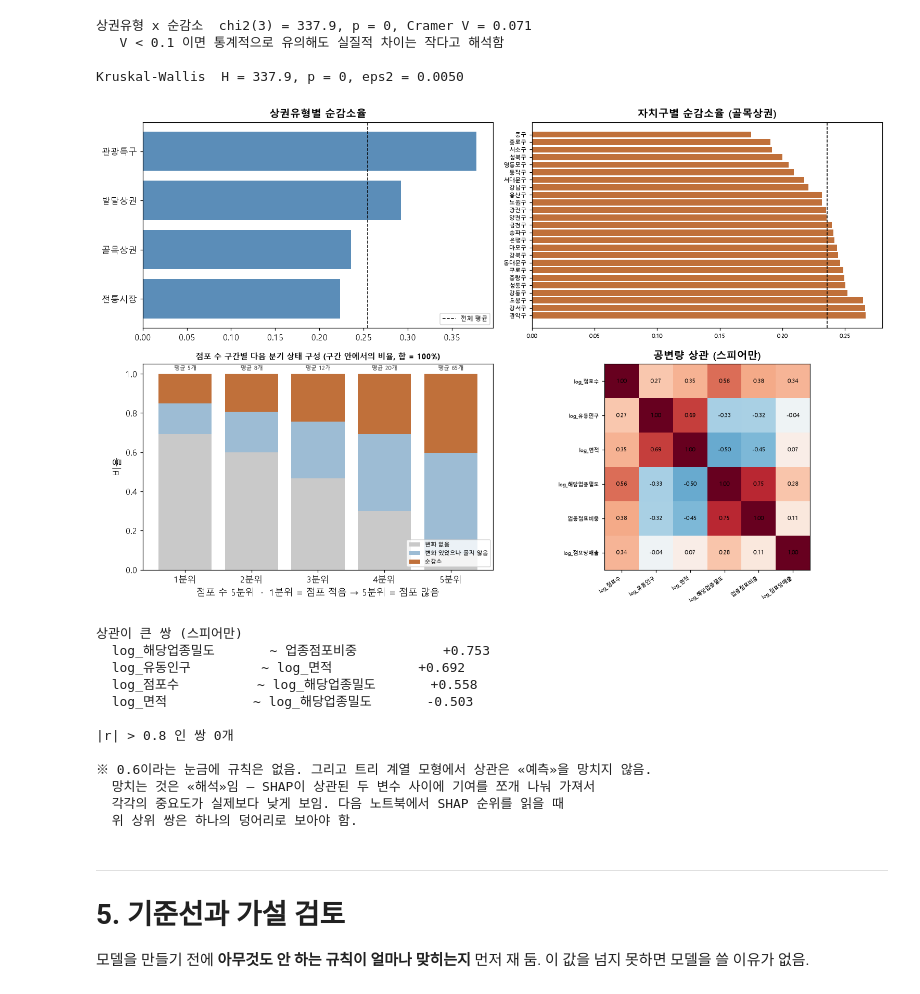
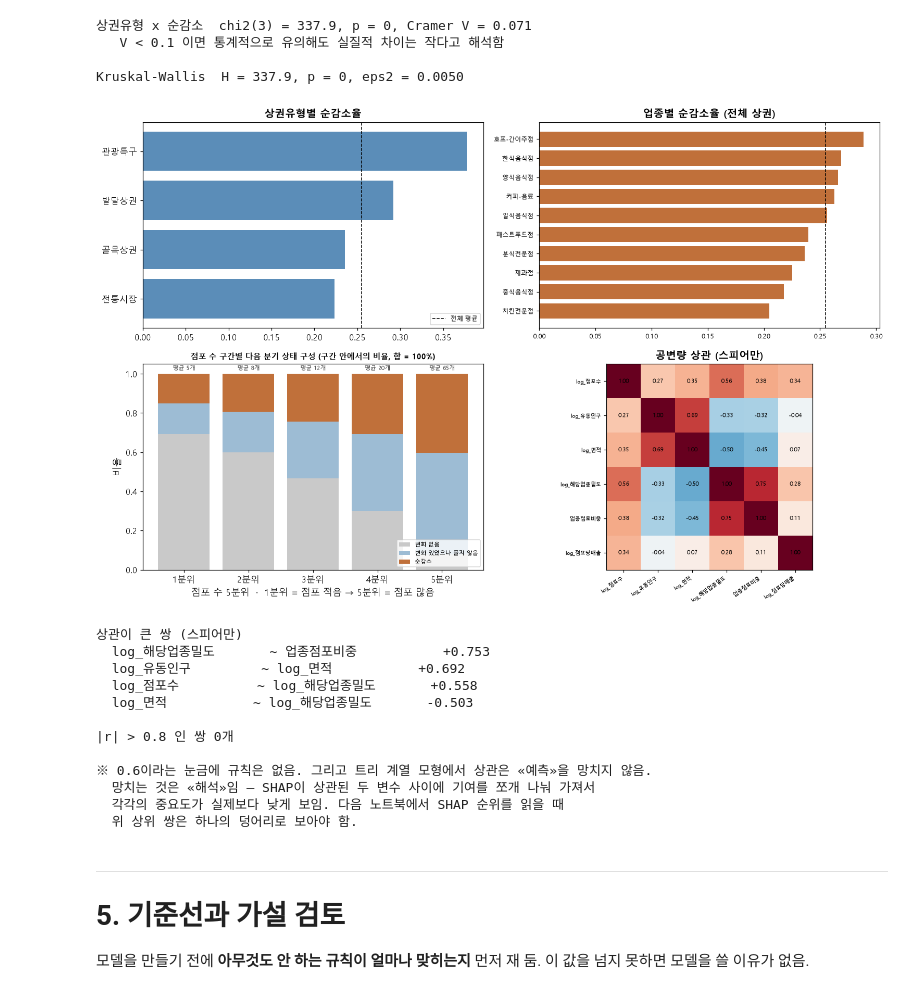
Before and after one commit to d97610-cloud/ai-data-bootcamp, a Jupyter notebook: MLProject/상권_폐업위험_데이터준비_EDA.ipynb, the cells around one changed output. Saved outputs shown, nothing was run; the diff lists cells and outputs as text; code cells hidden in the pictures.

```diff
--- a/MLProject/상권_폐업위험_데이터준비_EDA.ipynb
+++ b/MLProject/상권_폐업위험_데이터준비_EDA.ipynb
@@ -907,10 +907,11 @@ print("※ 관광특구는 표본이 적어 별도 결론을 내지 않음.")
 ※ 관광특구는 표본이 적어 별도 결론을 내지 않음.
 # %%
 t_type = d.groupby("상권유형")["y"].agg(칸수="size", 순감소율="mean").sort_values("순감소율")
-gm = d[d["상권유형"] == TARGET_TYPE]
-t_gu = (gm.groupby("자치구")["y"].agg(칸수="size", 순감소율="mean")
-        .sort_values("순감소율", ascending=False))
-display(t_type.round(3)); display(t_gu.round(3).head(10))
+t_ind0 = (d.groupby("서비스_업종_코드_명")["y"]
+          .agg(칸수="size", 순감소율="mean").sort_values("순감소율"))
+display(t_type.round(3)); display(t_ind0.round(3))
+print(f"네 유형을 모두 분석에 남김 · 최대 비중 {t_type['칸수'].idxmax()} "
+      f"{t_type['칸수'].max():,}칸 ({t_type['칸수'].max()/len(d):.1%})")
 # %% [output]
 |  | 칸수 | 순감소율 |
 | 상권유형 |  |  |
@@ -957,9 +959,9 @@ ax[0,0].barh(t_type.index, t_type["순감소율"], color="#5b8db8")
 ax[0,0].axvline(d["y"].mean(), ls="--", c="k", lw=1, label="전체 평균")
 ax[0,0].set_title("상권유형별 순감소율", weight="bold"); ax[0,0].legend(fontsize=8)
 
-ax[0,1].barh(t_gu.index, t_gu["순감소율"], color="#c0703a")
-ax[0,1].axvline(gm["y"].mean(), ls="--", c="k", lw=1)
-ax[0,1].set_title(f"자치구별 순감소율 ({TARGET_TYPE})", weight="bold"); ax[0,1].tick_params(labelsize=7)
+ax[0,1].barh(t_ind0.index, t_ind0["순감소율"], color="#c0703a")
+ax[0,1].axvline(d["y"].mean(), ls="--", c="k", lw=1)
+ax[0,1].set_title("업종별 순감소율 (전체 상권)", weight="bold"); ax[0,1].tick_params(labelsize=8)
 
 st = d.groupby(["규모구간", "다음상태"], observed=True).size().unstack(fill_value=0)
 st = st.div(st.sum(axis=1), axis=0)[[S_NONE, S_FLAT, S_DROP]]
@@ -970,34 +972,34 @@ for c, col in zip(st.columns, ["#c9c9c9", "#9dbcd4", "#c0703a"]):
 ax[1,0].set_title("점포 수 구간별 다음 분기 상태 구성 (구간 안에서의 비율, 합 = 100%)",
                   weight="bold", fontsize=10)
 ax[1,0].set_xlabel("점포 수 5분위  ·  1분위 = 점포 적음 → 5분위 = 점포 많음")
 for xi, (qi, row) in enumerate(st.iterrows()):
     ax[1,0].text(xi, 1.02, f"평균 {size_tab['평균점포'].iloc[xi]:.0f}개",
                  ha="center", fontsize=7.5, color="#444")
 ax[1,0].legend(fontsize=7, loc="lower right"); ax[1,0].set_ylabel("비율")
 
 cov = ["log_점포수", "log_유동인구", "log_면적", "log_해당업종밀도", "업종점포비중",
        "log_점포당매출"]
 corr = d[cov].corr(method="spearman")
 im = ax[1,1].imshow(corr, cmap="RdBu_r", vmin=-1, vmax=1)
 ax[1,1].set_xticks(range(len(cov))); ax[1,1].set_xticklabels(cov, rotation=35, fontsize=6.5, ha="right")
 ax[1,1].set_yticks(range(len(cov))); ax[1,1].set_yticklabels(cov, fontsize=6.5)
 for i in range(len(cov)):
     for j in range(len(cov)):
         ax[1,1].text(j, i, f"{corr.iloc[i,j]:.2f}", ha="center", va="center", fontsize=7)
 ax[1,1].set_title("공변량 상관 (스피어만)", weight="bold")
 plt.tight_layout(); plt.savefig(FIG / "basic_eda.png", dpi=130); plt.show()
 pairs = [(cov[a], cov[b], corr.iloc[a, b]) for a in range(len(cov)) for b in range(a+1, len(cov))]
 pairs.sort(key=lambda t: -abs(t[2]))
 print("상관이 큰 쌍 (스피어만)")
 for a_, b_, v_ in pairs[:4]:
     print(f"  {a_:16} ~ {b_:16} {v_:+.3f}")
 print(f"\n|r| > 0.8 인 쌍 {sum(1 for _,_,v_ in pairs if abs(v_) > 0.8)}개")
 print("\n※ 0.6이라는 눈금에 규칙은 없음. 그리고 트리 계열 모형에서 상관은 «예측»을 망치지 않음.")
 print("  망치는 것은 «해석»임 — SHAP이 상관된 두 변수 사이에 기여를 쪼개 나눠 가져서")
 print("  각각의 중요도가 실제보다 낮게 보임. 다음 노트북에서 SHAP 순위를 읽을 때")
 print("  위 상위 쌍은 하나의 덩어리로 보아야 함.")
 # %% [output]
-[figure, old version]
+[figure, new version]
 상관이 큰 쌍 (스피어만)
   log_해당업종밀도       ~ 업종점포비중           +0.753
   log_유동인구         ~ log_면적           +0.692
```
Also changed, not shown: parts of 20 cells of this notebook, 4 other files.
